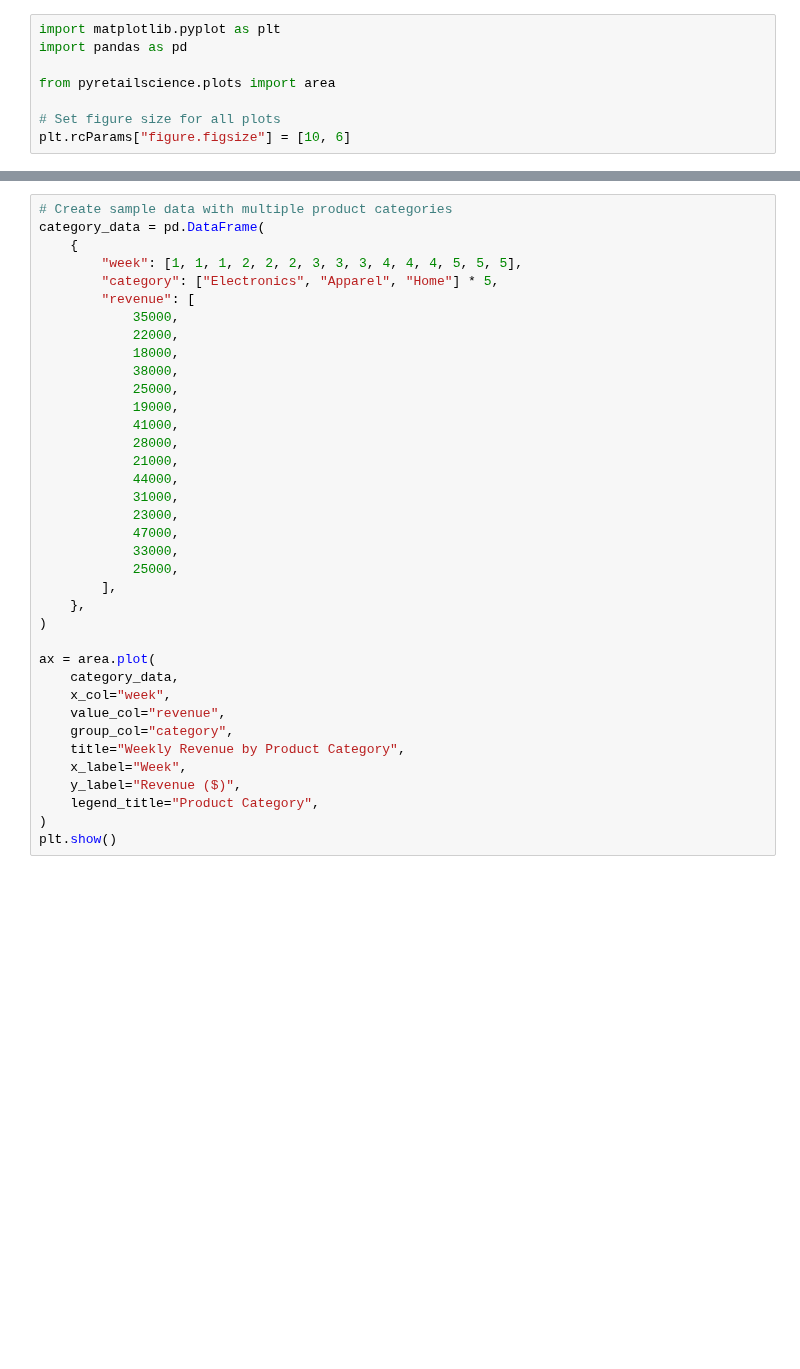
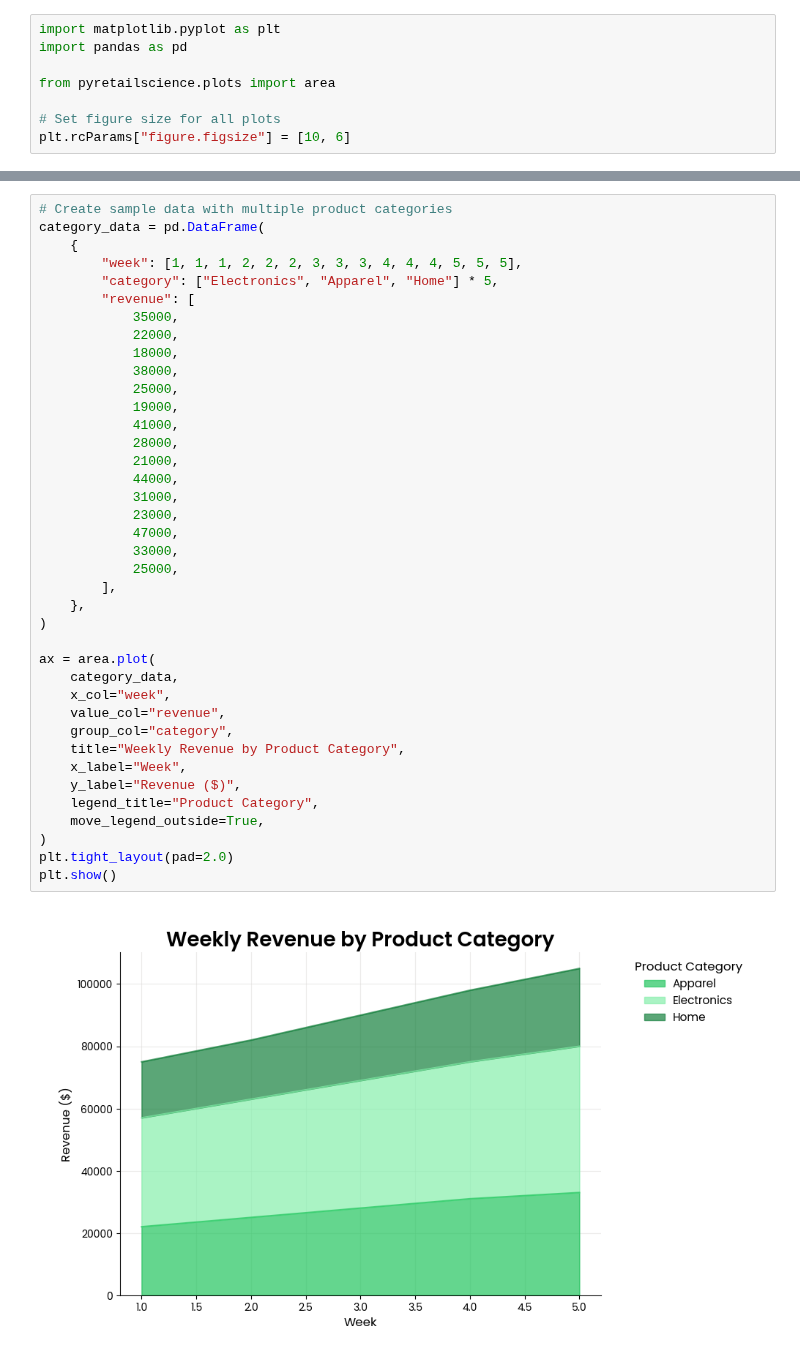
Before and after one commit to Data-Simply/pyretailscience, a Jupyter notebook: docs/gallery/plots/area.ipynb, the cells around one changed output, grey strips where cells are left out. Drawn from its saved outputs; the diff is of its cells as text; blank space fills up the shorter version.

```diff
--- a/docs/gallery/plots/area.ipynb
+++ b/docs/gallery/plots/area.ipynb
@@ -74,33 +86,37 @@ category_data = pd.DataFrame(
             35000,
             22000,
             18000,
             38000,
             25000,
             19000,
             41000,
             28000,
             21000,
             44000,
             31000,
             23000,
             47000,
             33000,
             25000,
         ],
     },
 )
 
 ax = area.plot(
     category_data,
     x_col="week",
     value_col="revenue",
     group_col="category",
     title="Weekly Revenue by Product Category",
     x_label="Week",
     y_label="Revenue ($)",
     legend_title="Product Category",
+    move_legend_outside=True,
 )
+plt.tight_layout(pad=2.0)
 plt.show()
+# %% [output]
+[figure, added]
 # %% [markdown]
 ## Multiple Value Columns
 
```
Also changed, not shown: parts of 13 cells of this notebook, 1 other file.
